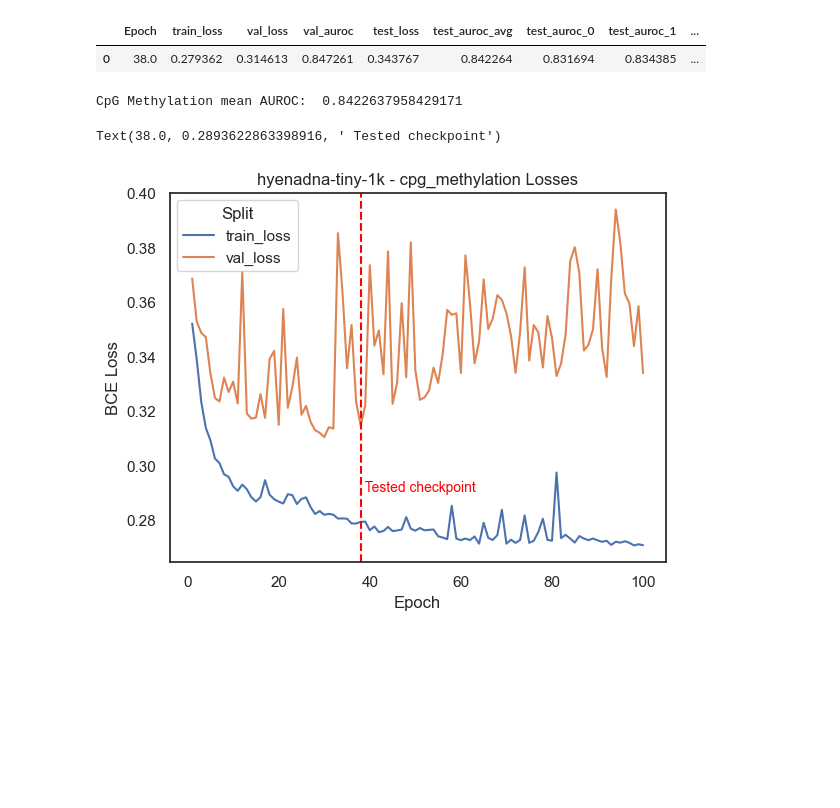
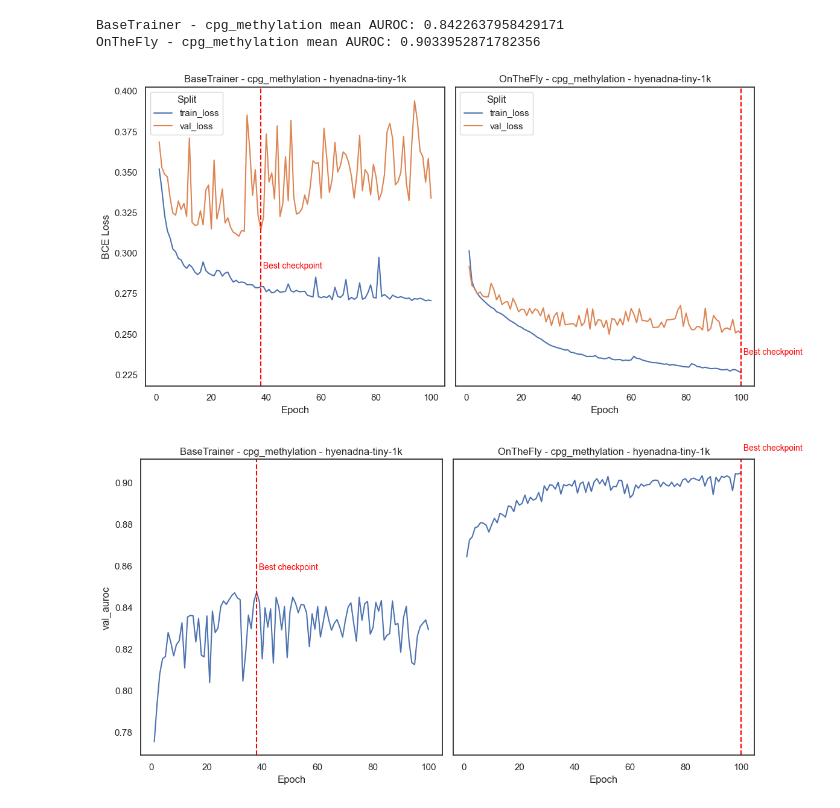
Before and after one commit to baillielab/BEND, a Jupyter notebook: notebook/hyenadna_tiny_results_cpg_methylation.ipynb, the cells around one changed output. Drawn from its saved outputs; the diff is of its cells as text; code cells hidden in the pictures; blank space fills up the shorter version.

Commit message:
feat: include onthefly results

```diff
--- a/notebook/hyenadna_tiny_results_cpg_methylation.ipynb
+++ b/notebook/hyenadna_tiny_results_cpg_methylation.ipynb
@@ -10,4 +12,18 @@ model = 'hyenadna-tiny-1k'
 # %%
-losses_path = os.path.join(RESULTS_DIR, TASK, model, 'losses.csv')
-losses_df = pd.read_csv(losses_path)
-losses_df
+def get_results_dfs(results_dir, task, model):
+
+    losses_path = os.path.join(results_dir, task, model, 'losses.csv')
+    losses_df = pd.read_csv(losses_path)
+
+    val_auroc_df = losses_df.loc[:, ['Epoch', 'val_auroc']]
+
+    losses_df = pd.melt(losses_df.loc[:,losses_df.columns!='val_auroc'], id_vars='Epoch', var_name='Split', value_name='BCE Loss')
+
+    results_path = os.path.join(results_dir, task, model, 'best_model_metrics.csv')
+    results_df = pd.read_csv(results_path)
+
+    return losses_df, val_auroc_df, results_df
+
+
+bt_losses, bt_val_auroc, bt_results = get_results_dfs(bt_dir, TASK, MODEL)
+onthefly_losses, onthefly_val_auroc, onthefly_results = get_results_dfs(onthefly_dir, TASK, MODEL)
@@ -45,24 +30,34 @@ df_melted
-# %%
-results_path = os.path.join(RESULTS_DIR, TASK, model, 'best_model_metrics.csv')
-results_df = pd.read_csv(results_path)
-results_df
-# %% [output]
-|  | Epoch | train_loss | val_loss | val_auroc | test_loss | test_auroc_avg | test_auroc_0 | test_auroc_1 | ... |
-| 0 | 38.0 | 0.279362 | 0.314613 | 0.847261 | 0.343767 | 0.842264 | 0.831694 | 0.834385 | ... |
 # %%
-print('CpG Methylation mean AUROC: ',results_df['test_auroc_avg'].iloc[0])
+print(f"BaseTrainer - {TASK} mean AUROC: {bt_results['test_auroc_avg'].iloc[0]}")
+print(f"OnTheFly - {TASK} mean AUROC: {onthefly_results['test_auroc_avg'].iloc[0]}")
 # %% [output]
-CpG Methylation mean AUROC:  0.8422637958429171
+BaseTrainer - cpg_methylation mean AUROC: 0.8422637958429171
+OnTheFly - cpg_methylation mean AUROC: 0.9033952871782356
-# %%
-sns.set_theme(style="white")
-
-sns.lineplot(data=df_melted[df_melted['Split'] != 'val_auroc'], x='Epoch', y='BCE Loss', hue='Split')
-plt.title(f'{model} - {TASK} Losses')
-
-# Add the point for "Best Checkpoint"
-plt.axvline(x=results_df['Epoch'][0], color='red', linestyle='--', linewidth=1.5)
-plt.text(results_df['Epoch'][0], results_df['train_loss'][0]+.01, ' Tested checkpoint',
-         horizontalalignment='left', verticalalignment='bottom', color='red', fontsize=10)
-# %% [output]
-Text(38.0, 0.2893622863398916, ' Tested checkpoint')
-[figure, removed]
+# %%
+def print_checkpoint(ax, results_df, value_col='train_loss'):
+    ax.axvline(x=results_df['Epoch'][0], color='red', linestyle='--', linewidth=1.5)
+    ax.text(results_df['Epoch'][0], results_df[value_col][0]+.01, ' Best checkpoint',
+            horizontalalignment='left', verticalalignment='bottom', color='red', fontsize=10)
+
+sns.set_theme(style="white")
+
+fig, ax = plt.subplots(ncols=2, figsize=(12, 6), sharex=True, sharey=True)
+sns.lineplot(data=bt_losses, x='Epoch', y='BCE Loss', hue='Split', ax=ax[0])
+sns.lineplot(data=onthefly_losses, x='Epoch', y='BCE Loss', hue='Split', ax=ax[1])
+ax[0].set_title(f'BaseTrainer - {TASK} - {MODEL}')
+print_checkpoint(ax[0], bt_results)
+ax[1].set_title(f'OnTheFly - {TASK} - {MODEL}')
+print_checkpoint(ax[1], onthefly_results)
+plt.tight_layout()
+
+fig, ax = plt.subplots(ncols=2, figsize=(12,6),sharex=True, sharey=True)
+sns.lineplot(data=bt_val_auroc, x='Epoch', y='val_auroc', ax=ax[0])
+sns.lineplot(data=onthefly_val_auroc, x='Epoch', y='val_auroc', ax=ax[1])
+ax[0].set_title(f'BaseTrainer - {TASK} - {MODEL}')
+print_checkpoint(ax[0], bt_results, value_col='val_auroc')
+ax[1].set_title(f'OnTheFly - {TASK} - {MODEL}')
+print_checkpoint(ax[1], onthefly_results, value_col='val_auroc')
+plt.tight_layout()
+# %% [output]
+[figure, added]
+[figure, added]
```
Also changed, not shown: parts of 3 cells of this notebook.
